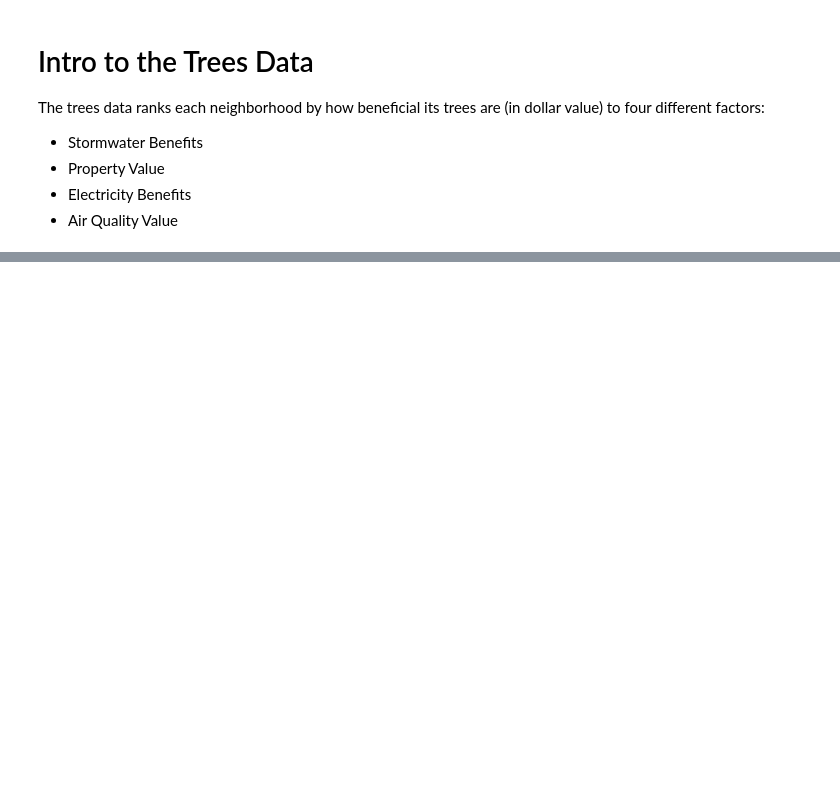
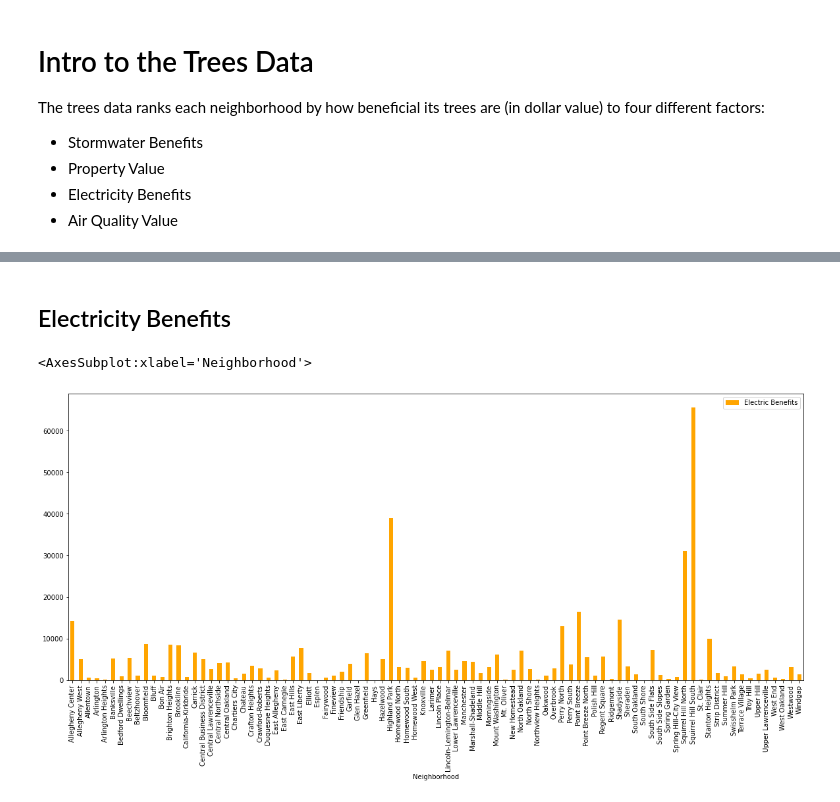
Before and after one commit to hunterbash/0010-final-project, a Jupyter notebook: Hunter_Trees.ipynb, the cells around one changed output, grey strips where cells are left out. Saved outputs shown, nothing was run; the diff lists cells and outputs as text; code cells hidden in the pictures; blank space fills up the shorter version.

```diff
--- a/Hunter_Trees.ipynb
+++ b/Hunter_Trees.ipynb
@@ -97,0 +134,7 @@ ValueError: 5 columns passed, passed data had 1 columns
+# %% [markdown]
+## Electricity Benefits
+# %%
+scores.iloc[:,[0,3]].plot.bar(x='Neighborhood', figsize=(20,8), color='orange')
+# %% [output]
+<AxesSubplot:xlabel='Neighborhood'>
+[figure, added]
```
Also changed, not shown: parts of 16 cells of this notebook.
